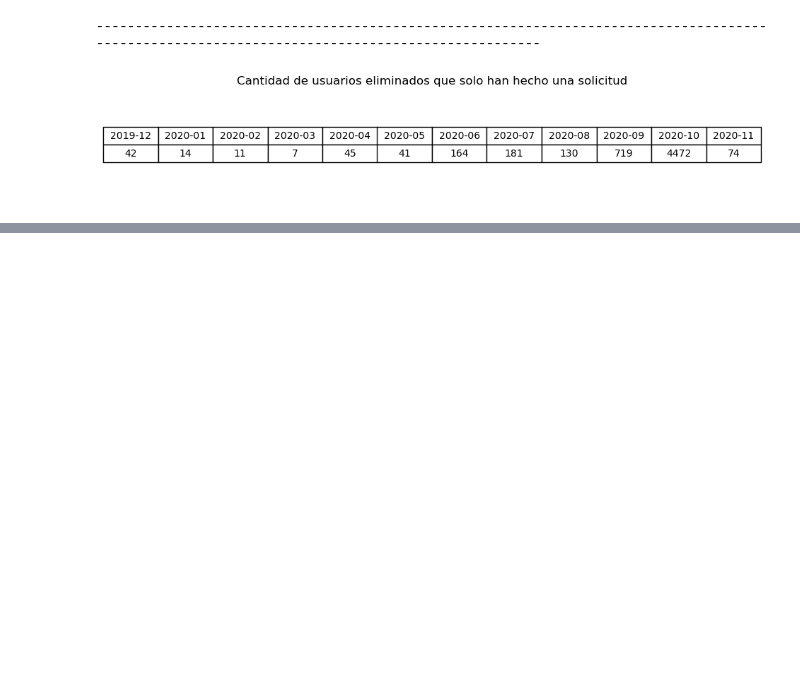
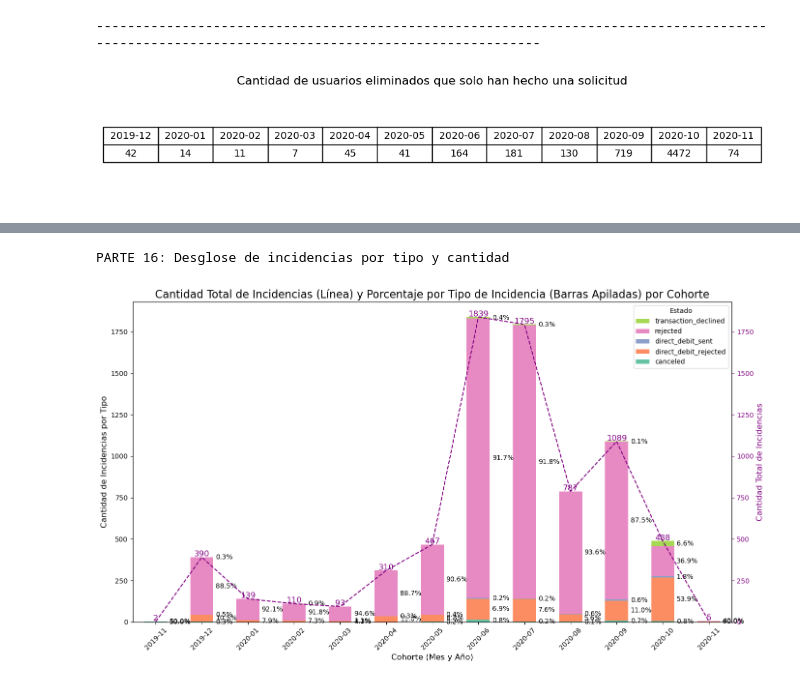
Before and after one commit to FlorGuindo/Curso-DA-Flor-Guindo, a Jupyter notebook: Proyect grupo 5.ipynb, the cells around one changed output, grey strips where cells are left out. Drawn from its saved outputs; the diff is of its cells as text; code cells hidden in the pictures; blank space fills up the shorter version.

```diff
--- a/Proyect grupo 5.ipynb
+++ b/Proyect grupo 5.ipynb
@@ -592,0 +543,73 @@ PARTE 16: Desglose de incidencias por tipo y cantidad
+# %%
+# 16 Desglose de incidencias por tipo y cantidad
+print("\n\033[1m\033[95mPARTE 16: Desglose de incidencias por tipo y cantidad\033[0m")
+
+# 16.1 Crear una tabla pivote para obtener la cantidad de incidencias por cohorte y tipo de incidencia
+incident_pivot = incident_counts2.pivot_table(index='cohort', columns='status', values='incidents_count', fill_value=0)
+
+# 16.2 Agrupar por cohorte y obtener la cantidad total de incidentes
+cohort_incidents = incident_counts2.groupby('cohort').agg(
+    total_incidents=('incidents_count', 'sum')
+).reset_index()
+
+# 16.3 Crear una figura y un eje
+fig, ax1 = plt.subplots(figsize=(14, 8))
+
+# 16.4 Graficar las barras apiladas para la cantidad de incidencias por tipo de incidente usando Set2
+palette = sns.color_palette("Set2")
+incident_pivot.plot(kind='bar', stacked=True, ax=ax1, color=palette)
+
+# Convertir 'cohort' a formato datetime si no lo está ya
+cohort_incidents['cohort'] = pd.to_datetime(cohort_incidents['cohort'], format='%Y-%m')
+
+# 16.5 Establecer el título y etiquetas del eje y para el gráfico de barras
+ax1.set_xlabel('Cohorte (Mes y Año)', fontsize=12)
+ax1.set_ylabel('Cantidad de Incidencias por Tipo', fontsize=12)
+plt.xticks(rotation=45)
+
+# Formatear las etiquetas del eje X para mostrar solo año y mes
+ax1.set_xticklabels(cohort_incidents['cohort'].dt.strftime('%Y-%m'))
+
+# Añadir los porcentajes dentro de las barras
+for i in range(len(incident_pivot)):
+    total = cohort_incidents['total_incidents'].iloc[i]
+    bottom = 0
+    for j, val in enumerate(incident_pivot.iloc[i]):
+        if val > 0:
+            percentage = (val / total) * 100
+            ax1.text(i + 0.3, bottom + val / 2, f'{percentage:.1f}%', ha='left', va='center', color='black', fontsize=10)
+            bottom += val
+
+# 16.6 Crear un segundo eje y para la cantidad total de incidencias
+ax2 = ax1.twinx()
+
+# 16.7 Graficar una línea para la cantidad total de incidencias por cohorte
+sns.lineplot(x='cohort', y='total_incidents', data=cohort_incidents, ax=ax2, color='purple', marker='o')
+
+# 16.8 Establecer etiquetas para el segundo eje y (cantidad total de incidencias)
+ax2.set_ylabel('Cantidad Total de Incidencias', fontsize=12, color='purple')
+ax2.tick_params('y', colors='purple')
+
+# Añadir los valores totales encima de la línea
+y_values = []
+for i, total in enumerate(cohort_incidents['total_incidents']):
+    ax2.text(i, total + 5, f'{int(total)}', ha='center', color='purple', fontsize=12)
+    y_values.append(total)  # Almacenar los valores para la línea
+
+# 16.9 Graficar la línea que conecta los totales
+ax2.plot(cohort_incidents.index, y_values, color='purple', linestyle='--', linewidth=1.5)
+
+# 16.9.1 Asegurar que ambos ejes compartan la misma escala
+ax2.set_ylim(ax1.get_ylim())
+
+# Invertir el orden de la leyenda
+handles, labels = ax1.get_legend_handles_labels()
+ax1.legend(handles[::-1], labels[::-1], title='Estado')
+
+# 16.9.2 Visualizar gráfico
+plt.title('Cantidad Total de Incidencias (Línea) y Porcentaje por Tipo de Incidencia (Barras Apiladas) por Cohorte', fontsize=16)
+plt.tight_layout()
+plt.show()
+# %% [output]
+PARTE 16: Desglose de incidencias por tipo y cantidad
+[figure, added]
```
Also changed, not shown: parts of 10 cells of this notebook.
